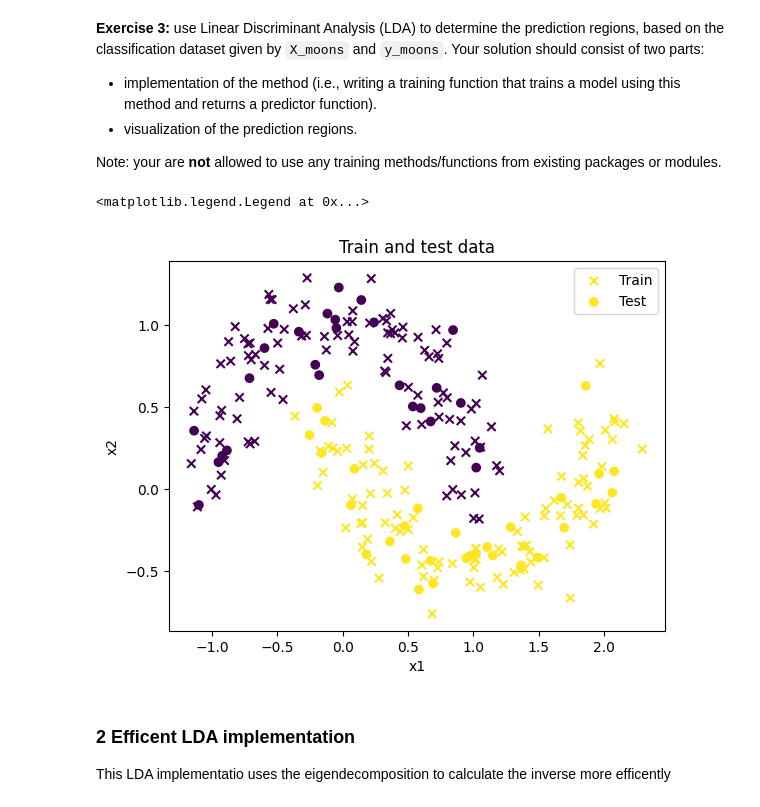
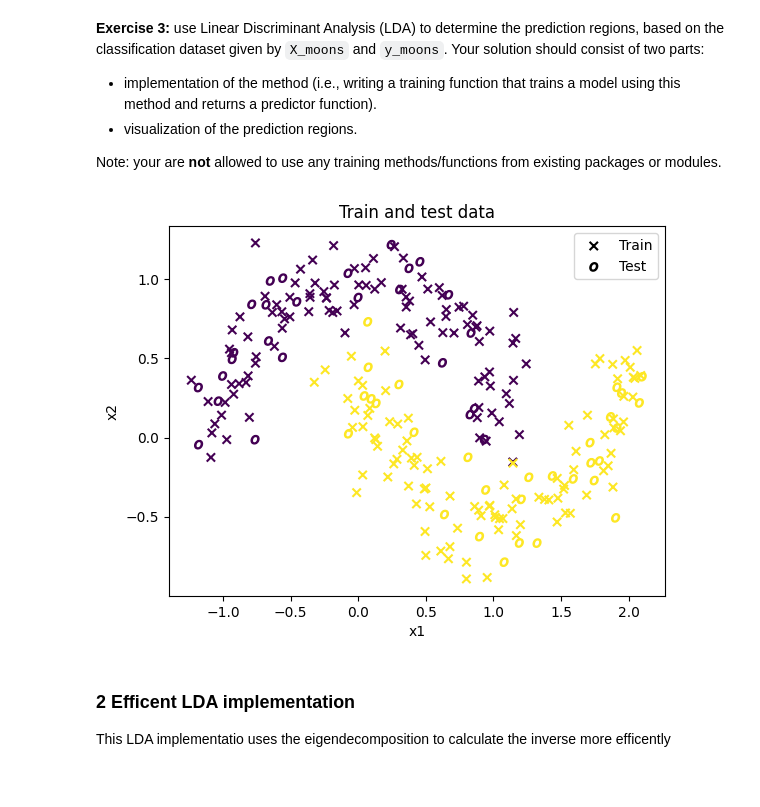
Before and after one commit to AlbinLind/Data-Science-Methodology, a Jupyter notebook: week 3/DSM_assignment2.ipynb, the cells around one changed output. Drawn from its saved outputs; the diff is of its cells as text; code cells hidden in the pictures.

```diff
--- a/week 3/DSM_assignment2.ipynb
+++ b/week 3/DSM_assignment2.ipynb
@@ -249,20 +249,26 @@ plt.scatter(X_moons[:, 0], X_moons[:, 1], c=y_moons);
 
 Note: your are **not** allowed to use any training methods/functions from existing packages or modules.
 # %%
+# Split the data into train and test sets
+# Randomly choose 200 samples for training and the rest for testing
 choosen = np.random.choice(256, 200, replace=False)
 X_train = X_moons[choosen]
 y_train = y_moons[choosen]
 X_test = np.delete(X_moons, choosen, axis=0)
 y_test = np.delete(y_moons, choosen)
-plt.scatter(X_train[:, 0], X_train[:, 1], c=y_train, marker="x")
-plt.scatter(X_test[:, 0], X_test[:, 1], c=y_test, marker="o")
+
+# Plot the train and test data
+plt.scatter(X_train[:, 0], X_train[:, 1], c=y_train, marker="x", label="Train")
+plt.scatter(X_test[:, 0], X_test[:, 1], c=y_test, marker="$O$", label="Test")
 plt.xlabel("x1")
 plt.ylabel("x2")
 plt.title("Train and test data")
-plt.legend(["Train", "Test"])
+plt.legend(loc="upper right")
+leg = plt.gca().get_legend()
+leg.legend_handles[0].set_color("black")
+leg.legend_handles[1].set_color("black")
 # %% [output]
-<matplotlib.legend.Legend at 0x...>
-[figure, old version]
+[figure, new version]
 # %% [markdown]
 ### 2 Efficent LDA implementation
 
```
Also changed, not shown: parts of 8 cells of this notebook.
